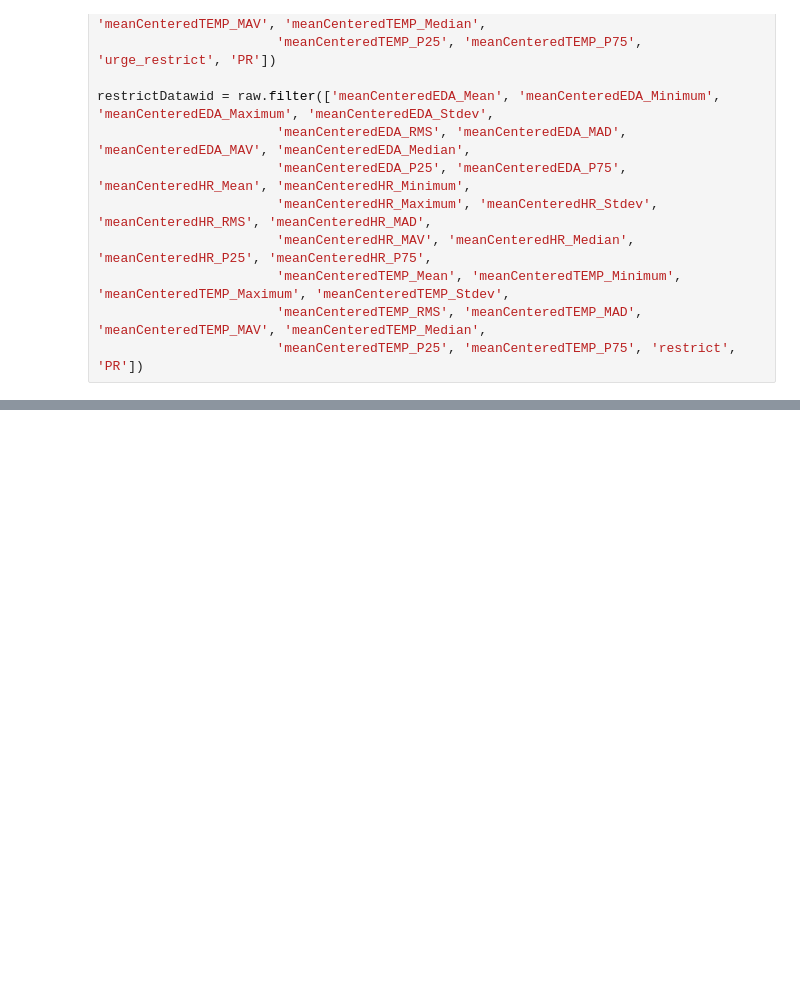
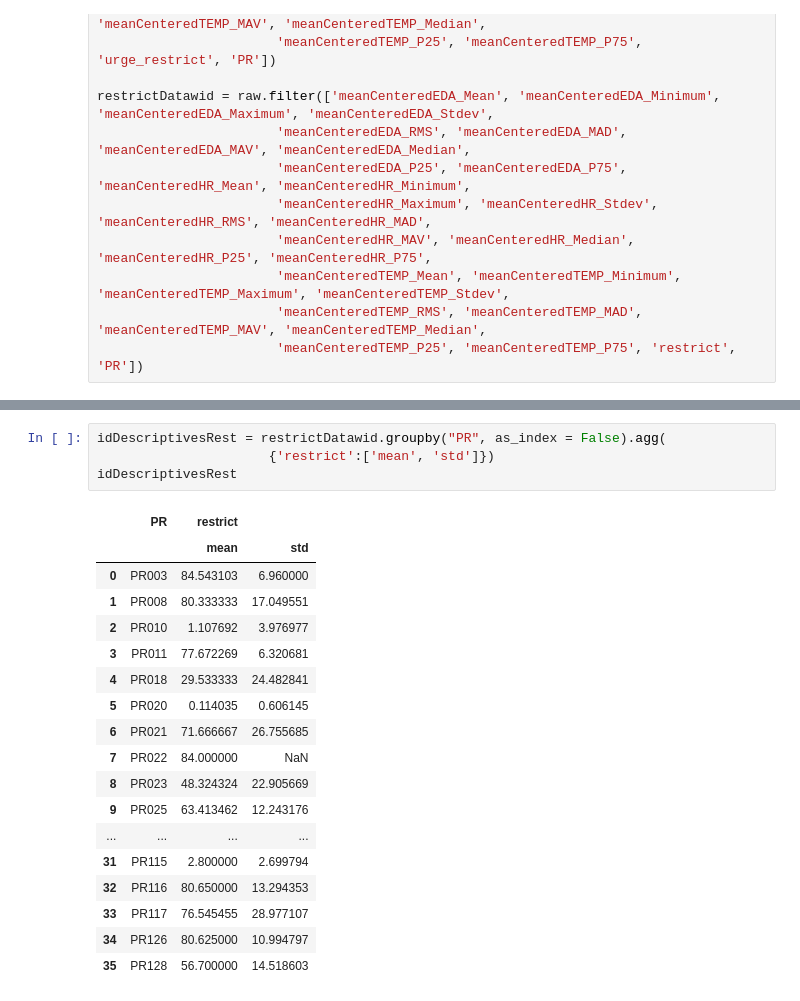
Before and after one commit to LSandovalAraujo/jpcs_special_issue, a Jupyter notebook: Elastic Net Reg for Manuscript.ipynb, the cells around one changed output, grey strips where cells are left out. Saved outputs shown, nothing was run; the diff lists cells and outputs as text; blank space fills up the shorter version.

```diff
--- a/Elastic Net Reg for Manuscript.ipynb
+++ b/Elastic Net Reg for Manuscript.ipynb
@@ -862,3 +908,26 @@ restrictDatawid = raw.filter(['meanCenteredEDA_Mean', 'meanCenteredEDA_Minimum',
+# %%
+idDescriptivesRest = restrictDatawid.groupby("PR", as_index = False).agg(
+                      {'restrict':['mean', 'std']})
+idDescriptivesRest
+# %% [output]
+|  | PR | restrict |  |
+|  |  | mean | std |
+| 0 | PR003 | 84.543103 | 6.960000 |
+| 1 | PR008 | 80.333333 | 17.049551 |
+| 2 | PR010 | 1.107692 | 3.976977 |
+| 3 | PR011 | 77.672269 | 6.320681 |
+| 4 | PR018 | 29.533333 | 24.482841 |
+| 5 | PR020 | 0.114035 | 0.606145 |
+| 6 | PR021 | 71.666667 | 26.755685 |
+| 7 | PR022 | 84.000000 | NaN |
+| 8 | PR023 | 48.324324 | 22.905669 |
+| 9 | PR025 | 63.413462 | 12.243176 |
+| ... | ... | ... | ... |
+| 31 | PR115 | 2.800000 | 2.699794 |
+| 32 | PR116 | 80.650000 | 13.294353 |
+| 33 | PR117 | 76.545455 | 28.977107 |
+| 34 | PR126 | 80.625000 | 10.994797 |
+| 35 | PR128 | 56.700000 | 14.518603 |
 # %%
 useMod = ElasticNet(max_iter = 1000)
 useCV = RepeatedKFold(n_splits=3, n_repeats=3, random_state=6)
```
Also changed, not shown: parts of 34 cells of this notebook.
